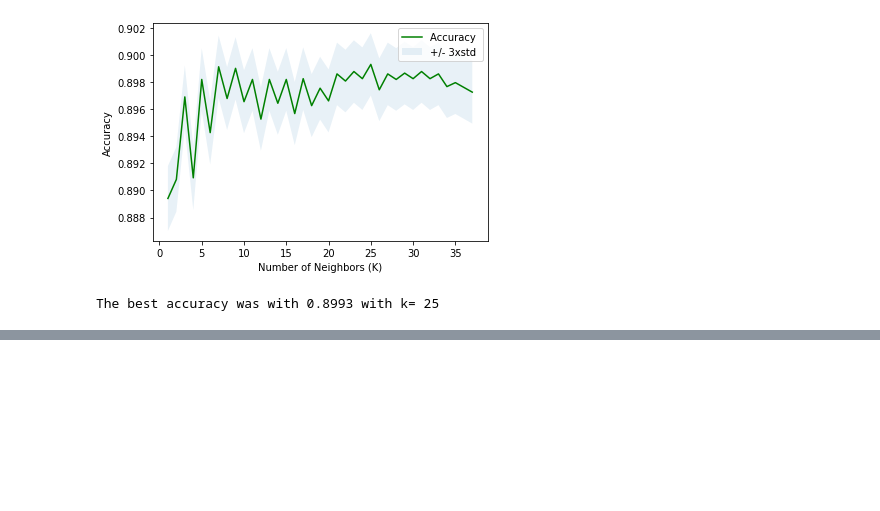
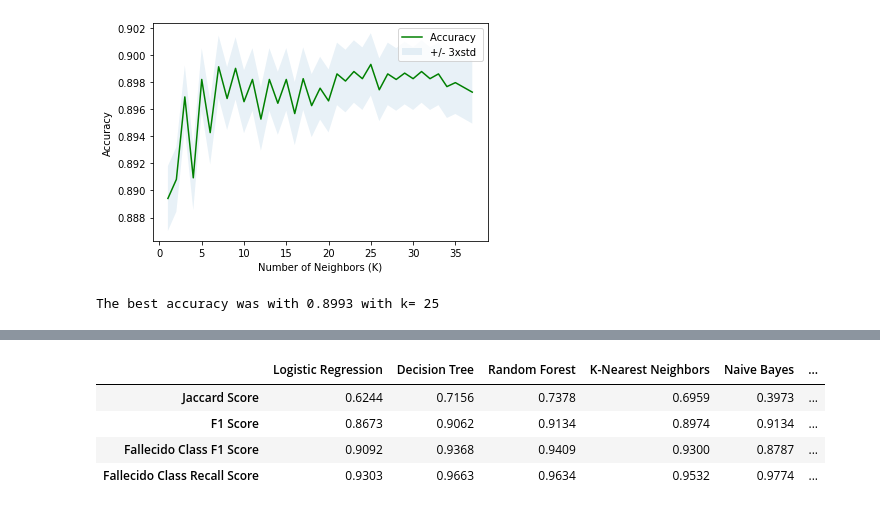
Before and after one commit to maria-luisa-gomez/covid-death-rate-prediction, a Jupyter notebook: notebooks/Modelling_semibalanced_biclass.ipynb, the cells around one changed output, grey strips where cells are left out. Saved outputs shown, nothing was run; the diff lists cells and outputs as text; code cells hidden in the pictures; blank space fills up the shorter version.

```diff
--- a/notebooks/Modelling_semibalanced_biclass.ipynb
+++ b/notebooks/Modelling_semibalanced_biclass.ipynb
@@ -632,0 +699,46 @@ weighted avg       0.91      0.91      0.91     68108
+# %%
+# get results from all the classifiers to compare
+
+J_results = {'Logistic Regression':round(LR_j_score, 4),
+             'Decision Tree':round(DT_j_score, 4),
+             'Random Forest':round(RF_j_score, 4),
+             'K-Nearest Neighbors':round(KNN_j_score, 4),
+             'Naive Bayes':round(gnb_j_score,4),
+             'Support Vector Machine':round(SVM_j_score, 4),
+             'XGBC classification':round(xg_class_f_score, 4)}
+
+F_results = {'Logistic Regression':round(LR_f_score, 4),
+             'Decision Tree':round(DT_f_score, 4),
+             'Random Forest':round(RF_f_score, 4),
+             'K-Nearest Neighbors':round(KNN_f_score, 4),
+             'Naive Bayes':round(gnb_f_score,4),
+             'Support Vector Machine':round(SVM_f_score, 4),
+             'XGBC classification':round(xg_class_f_score, 4),
+             'Support Vector Machine':round(SVM_f_score, 4)}
+
+Class_F1_results = {'Logistic Regression':round(LR_dict['0']['f1-score'], 4),
+                    'Decision Tree':round(DT_dict['0']['f1-score'], 4),
+                    'Random Forest':round(RF_dict['0']['f1-score'], 4),
+                    'Naive Bayes':round(gnb_dict['0']['f1-score'],4),
+                    'K-Nearest Neighbors':round(KNN_dict['0']['f1-score'], 4),
+                    'Support Vector Machine':round(SVM_dict['0']['f1-score'], 4),
+                    'XGBC classification':round(xg_class_dict['0']['f1-score'], 4)}
+
+
+Class_Recall_results = {'Logistic Regression':round(LR_dict['0']['recall'], 4),
+                        'Decision Tree':round(DT_dict['0']['recall'], 4),
+                        'Random Forest':round(RF_dict['0']['recall'], 4),
+                        'Naive Bayes':round(gnb_dict['0']['recall'],4),
+                        'K-Nearest Neighbors':round(KNN_dict['0']['recall'], 4),
+                        'Support Vector Machine':round(SVM_dict['0']['recall'], 4),
+                        'XGBC classification':round(xg_class_dict['0']['recall'], 4)}
+# %%
+final_results = pd.DataFrame([J_results,F_results,Class_F1_results,Class_Recall_results],
+                        index=['Jaccard Score','F1 Score','Fallecido Class F1 Score','Fallecido Class Recall Score'])
+final_results
+# %% [output]
+|  | Logistic Regression | Decision Tree | Random Forest | K-Nearest Neighbors | Naive Bayes | ... |
+| Jaccard Score | 0.6244 | 0.7156 | 0.7378 | 0.6959 | 0.3973 | ... |
+| F1 Score | 0.8673 | 0.9062 | 0.9134 | 0.8974 | 0.9134 | ... |
+| Fallecido Class F1 Score | 0.9092 | 0.9368 | 0.9409 | 0.9300 | 0.8787 | ... |
+| Fallecido Class Recall Score | 0.9303 | 0.9663 | 0.9634 | 0.9532 | 0.9774 | ... |
```
Also changed, not shown: parts of 38 cells of this notebook, 1 other file.
